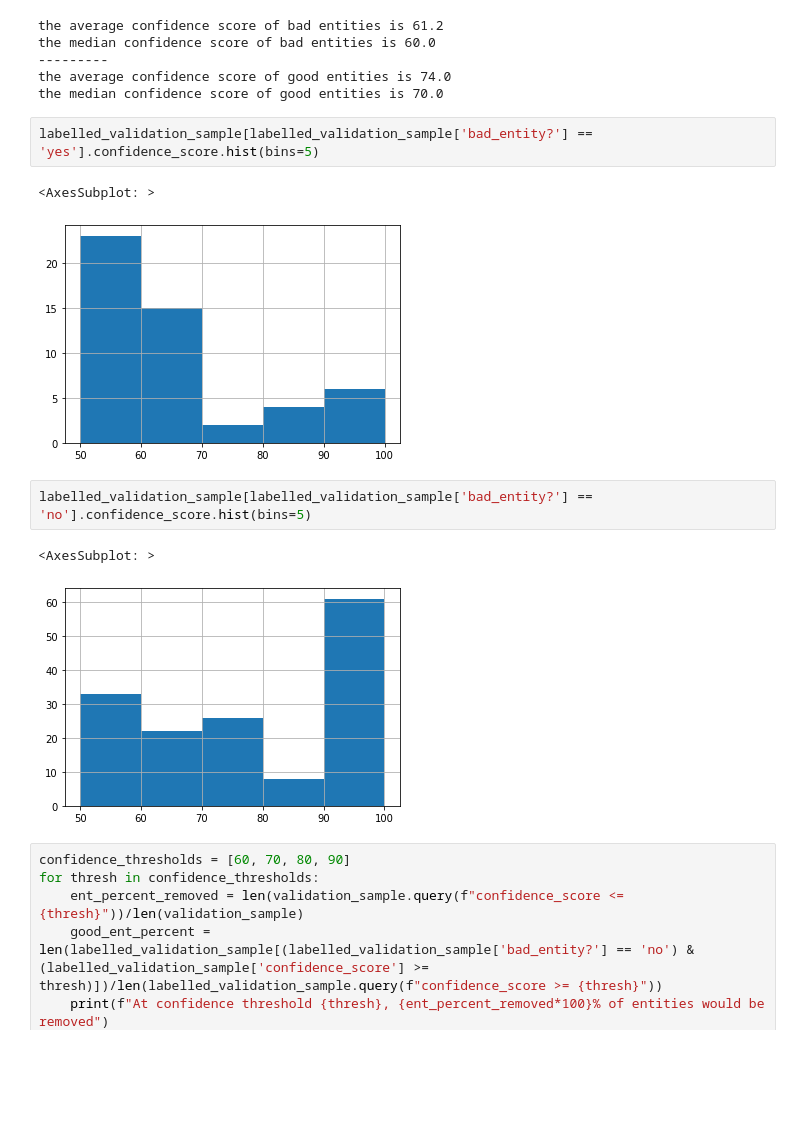
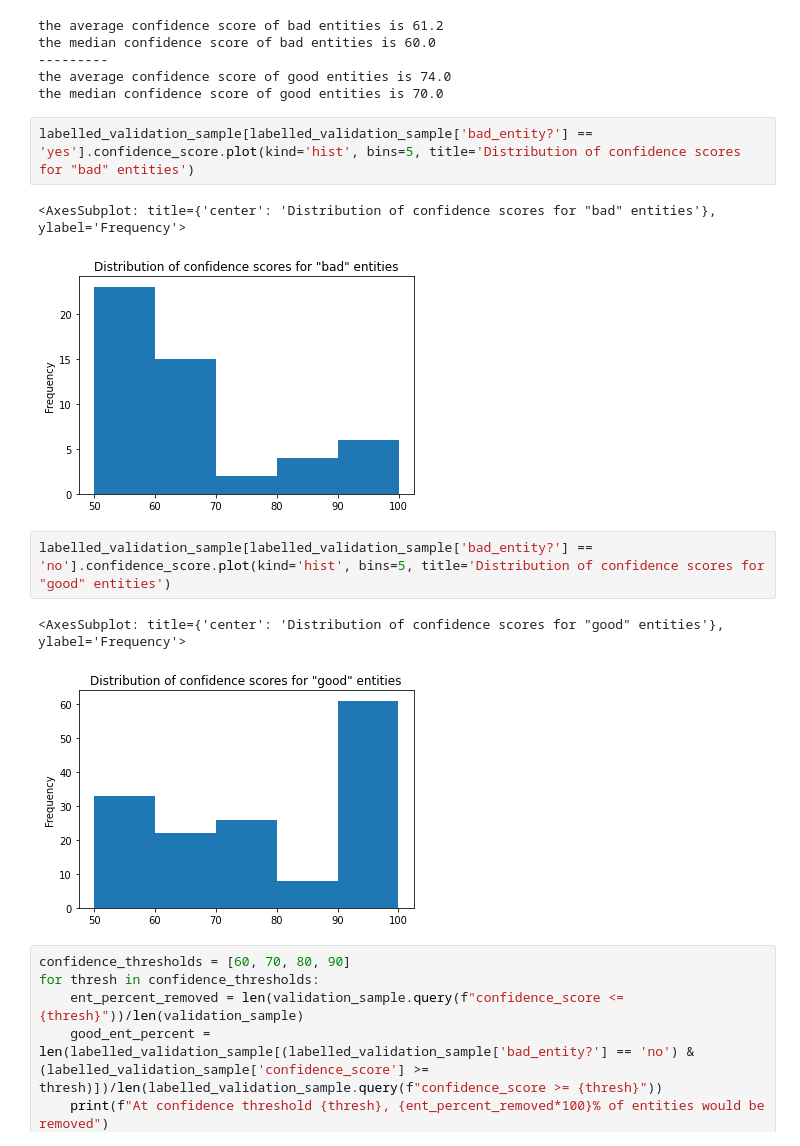
Before and after one commit to nestauk/dap_aria_mapping, a Jupyter notebook: dap_aria_mapping/pipeline/entity_processing/evaluation/validation_sample_analysis.ipynb, the cells around one changed output. Saved outputs shown, nothing was run; the diff lists cells and outputs as text; blank space fills up the shorter version.

Commit message:
add graph titles

```diff
--- a/dap_aria_mapping/pipeline/entity_processing/evaluation/validation_sample_analysis.ipynb
+++ b/dap_aria_mapping/pipeline/entity_processing/evaluation/validation_sample_analysis.ipynb
@@ -62,15 +64,15 @@ the median confidence score of bad entities is 60.0
 the average confidence score of good entities is 74.0
 the median confidence score of good entities is 70.0
 # %%
-labelled_validation_sample[labelled_validation_sample['bad_entity?'] == 'yes'].confidence_score.hist(bins=5)
+labelled_validation_sample[labelled_validation_sample['bad_entity?'] == 'yes'].confidence_score.plot(kind='hist', bins=5, title='Distribution of confidence scores for "bad" entities')
 # %% [output]
-<AxesSubplot: >
+<AxesSubplot: title={'center': 'Distribution of confidence scores for "bad" entities'}, ylabel='Frequency'>
-[figure, old version]
+[figure, new version]
 # %%
-labelled_validation_sample[labelled_validation_sample['bad_entity?'] == 'no'].confidence_score.hist(bins=5)
+labelled_validation_sample[labelled_validation_sample['bad_entity?'] == 'no'].confidence_score.plot(kind='hist', bins=5, title='Distribution of confidence scores for "good" entities')
 # %% [output]
-<AxesSubplot: >
+<AxesSubplot: title={'center': 'Distribution of confidence scores for "good" entities'}, ylabel='Frequency'>
-[figure, old version]
+[figure, new version]
 # %%
 confidence_thresholds = [60, 70, 80, 90]
 for thresh in confidence_thresholds:
```
Also changed, not shown: parts of 2 cells of this notebook.
